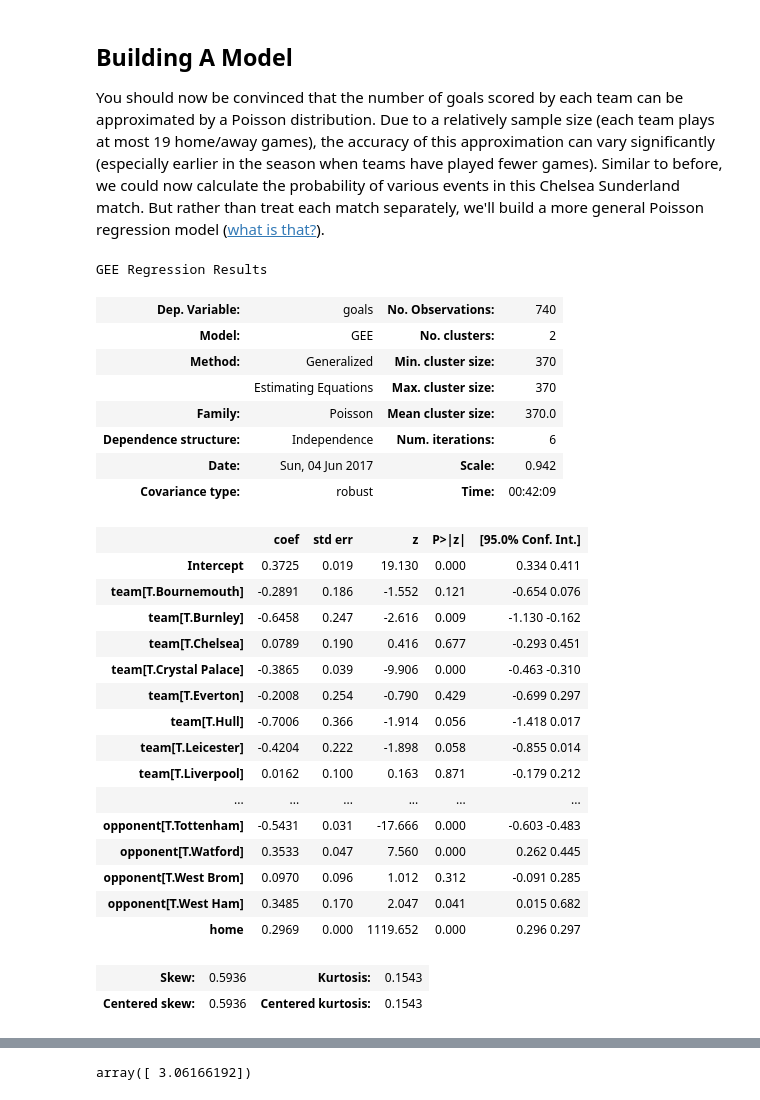
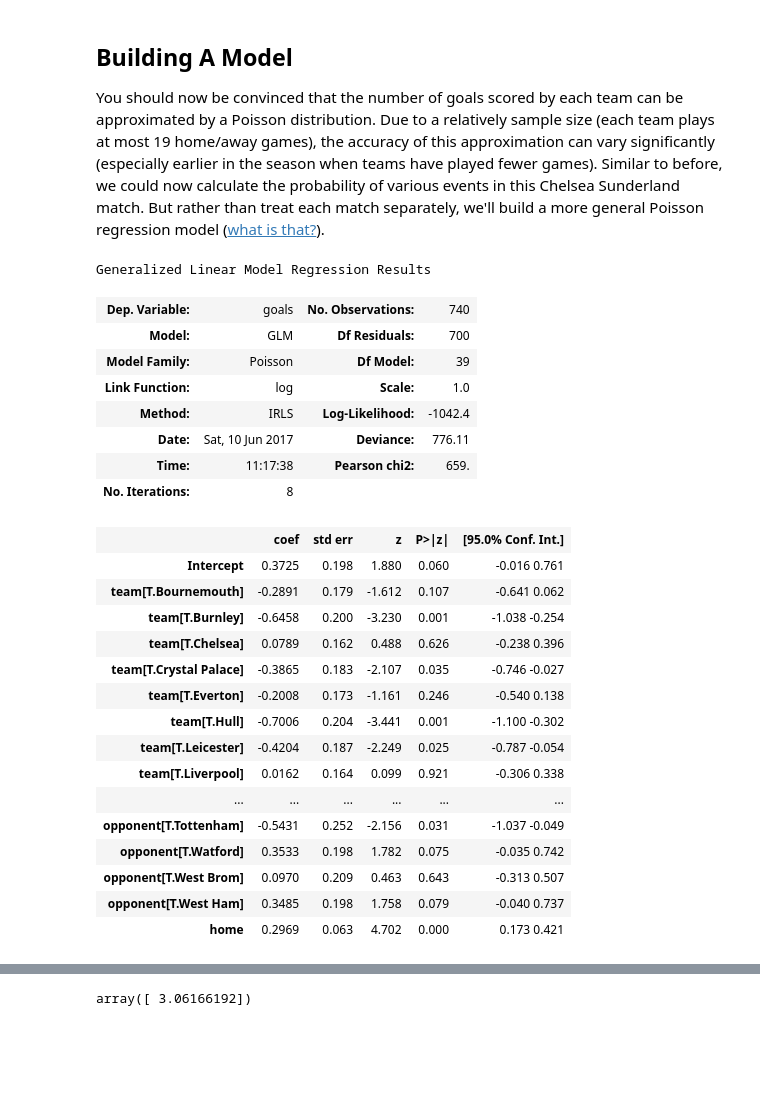
Before and after one commit to dashee87/blogScripts, a Jupyter notebook: Jupyter/2017-06-04-predicting-football-results-with-statistical-modelling.ipynb, the cells around one changed output, grey strips where cells are left out. Saved outputs shown, nothing was run; the diff lists cells and outputs as text; code cells hidden in the pictures; blank space fills up the shorter version.

```diff
--- a/Jupyter/2017-06-04-predicting-football-results-with-statistical-modelling.ipynb
+++ b/Jupyter/2017-06-04-predicting-football-results-with-statistical-modelling.ipynb
@@ -168,44 +168,41 @@ plt.show()
 You should now be convinced that the number of goals scored by each team can be approximated by a Poisson distribution. Due to a relatively sample size (each team plays at most 19 home/away games), the accuracy of this approximation can vary significantly (especially earlier in the season when teams have played fewer games). Similar to before, we could now calculate the probability of various events in this Chelsea Sunderland match. But rather than treat each match separately, we'll build a more general Poisson regression model ([what is that?](https://en.wikipedia.org/wiki/Poisson_regression)).
 # %%
 # importing the tools required for the Poisson regression model
-from statsmodels.genmod.generalized_estimating_equations import GEE
-from statsmodels.genmod.cov_struct import Independence
-from statsmodels.genmod.families import Poisson
+import statsmodels.api as sm
+import statsmodels.formula.api as smf
 
 goal_model_data = pd.concat([epl_1617[['HomeTeam','AwayTeam','HomeGoals']].assign(home=1).rename(
             columns={'HomeTeam':'team', 'AwayTeam':'opponent','HomeGoals':'goals'}),
            epl_1617[['AwayTeam','HomeTeam','AwayGoals']].assign(home=0).rename(
             columns={'AwayTeam':'team', 'HomeTeam':'opponent','AwayGoals':'goals'})])
 
-poisson_model = GEE.from_formula("goals ~ home + team + opponent",groups="home",
-                    data= goal_model_data, cov_struct=Independence(), family=Poisson()).fit()
+poisson_model = smf.glm(formula="goals ~ home + team + opponent", data=goal_model_data,
+                        family=sm.families.Poisson()).fit()
 poisson_model.summary()
 # %% [output]
-GEE Regression Results
+Generalized Linear Model Regression Results
 | Dep. Variable: | goals | No. Observations: | 740 |
-| Model: | GEE | No. clusters: | 2 |
-| Method: | Generalized | Min. cluster size: | 370 |
-|  | Estimating Equations | Max. cluster size: | 370 |
-| Family: | Poisson | Mean cluster size: | 370.0 |
-| Dependence structure: | Independence | Num. iterations: | 6 |
-| Date: | Sun, 04 Jun 2017 | Scale: | 0.942 |
-| Covariance type: | robust | Time: | 00:42:09 |
+| Model: | GLM | Df Residuals: | 700 |
+| Model Family: | Poisson | Df Model: | 39 |
+| Link Function: | log | Scale: | 1.0 |
+| Method: | IRLS | Log-Likelihood: | -1042.4 |
+| Date: | Sat, 10 Jun 2017 | Deviance: | 776.11 |
+| Time: | 11:17:38 | Pearson chi2: | 659. |
+| No. Iterations: | 8 |  |  |
 |  | coef | std err | z | P>|z| | [95.0% Conf. Int.] |
-| Intercept | 0.3725 | 0.019 | 19.130 | 0.000 | 0.334 0.411 |
-| team[T.Bournemouth] | -0.2891 | 0.186 | -1.552 | 0.121 | -0.654 0.076 |
-| team[T.Burnley] | -0.6458 | 0.247 | -2.616 | 0.009 | -1.130 -0.162 |
-| team[T.Chelsea] | 0.0789 | 0.190 | 0.416 | 0.677 | -0.293 0.451 |
-| team[T.Crystal Palace] | -0.3865 | 0.039 | -9.906 | 0.000 | -0.463 -0.310 |
-| team[T.Everton] | -0.2008 | 0.254 | -0.790 | 0.429 | -0.699 0.297 |
-| team[T.Hull] | -0.7006 | 0.366 | -1.914 | 0.056 | -1.418 0.017 |
-| team[T.Leicester] | -0.4204 | 0.222 | -1.898 | 0.058 | -0.855 0.014 |
-| team[T.Liverpool] | 0.0162 | 0.100 | 0.163 | 0.871 | -0.179 0.212 |
+| Intercept | 0.3725 | 0.198 | 1.880 | 0.060 | -0.016 0.761 |
+| team[T.Bournemouth] | -0.2891 | 0.179 | -1.612 | 0.107 | -0.641 0.062 |
+| team[T.Burnley] | -0.6458 | 0.200 | -3.230 | 0.001 | -1.038 -0.254 |
+| team[T.Chelsea] | 0.0789 | 0.162 | 0.488 | 0.626 | -0.238 0.396 |
+| team[T.Crystal Palace] | -0.3865 | 0.183 | -2.107 | 0.035 | -0.746 -0.027 |
+| team[T.Everton] | -0.2008 | 0.173 | -1.161 | 0.246 | -0.540 0.138 |
+| team[T.Hull] | -0.7006 | 0.204 | -3.441 | 0.001 | -1.100 -0.302 |
+| team[T.Leicester] | -0.4204 | 0.187 | -2.249 | 0.025 | -0.787 -0.054 |
+| team[T.Liverpool] | 0.0162 | 0.164 | 0.099 | 0.921 | -0.306 0.338 |
 | ... | ... | ... | ... | ... | ... |
-| opponent[T.Tottenham] | -0.5431 | 0.031 | -17.666 | 0.000 | -0.603 -0.483 |
-| opponent[T.Watford] | 0.3533 | 0.047 | 7.560 | 0.000 | 0.262 0.445 |
-| opponent[T.West Brom] | 0.0970 | 0.096 | 1.012 | 0.312 | -0.091 0.285 |
-| opponent[T.West Ham] | 0.3485 | 0.170 | 2.047 | 0.041 | 0.015 0.682 |
-| home | 0.2969 | 0.000 | 1119.652 | 0.000 | 0.296 0.297 |
+| opponent[T.Tottenham] | -0.5431 | 0.252 | -2.156 | 0.031 | -1.037 -0.049 |
+| opponent[T.Watford] | 0.3533 | 0.198 | 1.782 | 0.075 | -0.035 0.742 |
+| opponent[T.West Brom] | 0.0970 | 0.209 | 0.463 | 0.643 | -0.313 0.507 |
+| opponent[T.West Ham] | 0.3485 | 0.198 | 1.758 | 0.079 | -0.040 0.737 |
+| home | 0.2969 | 0.063 | 4.702 | 0.000 | 0.173 0.421 |
-| Skew: | 0.5936 | Kurtosis: | 0.1543 |
-| Centered skew: | 0.5936 | Centered kurtosis: | 0.1543 |
 # %% [markdown]
```
Also changed, not shown: parts of 5 cells of this notebook.
